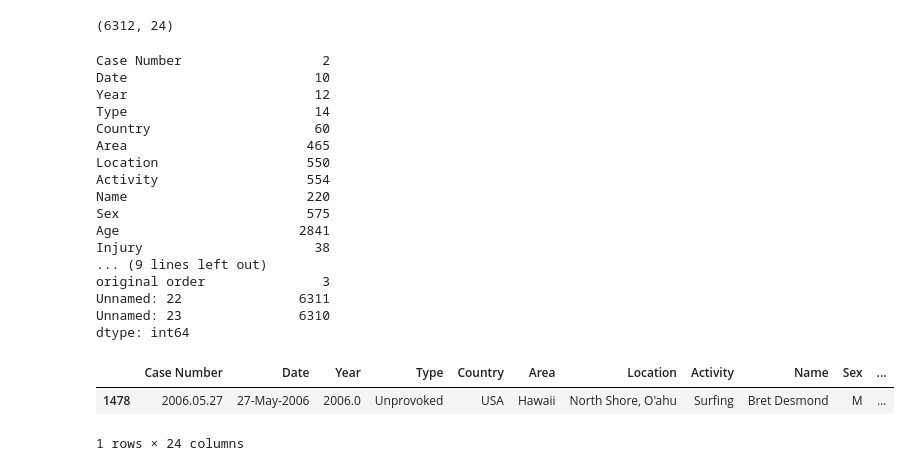
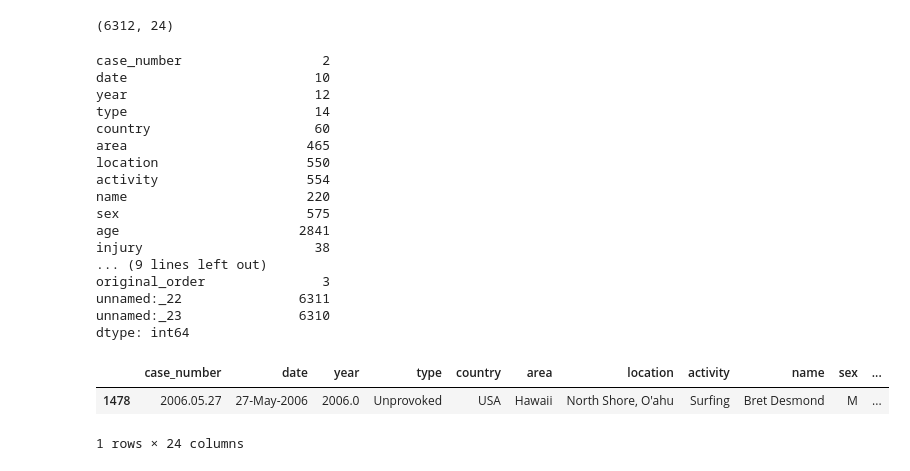
Before and after one commit to pgarcias01/Ironhack_DAFT, a Jupyter notebook: Projects/Week2_Mini-Project_clean_df/Untitled.ipynb, the cells around one changed output. Drawn from its saved outputs; the diff is of its cells as text; code cells hidden in the pictures.

```diff
--- a/Projects/Week2_Mini-Project_clean_df/Untitled.ipynb
+++ b/Projects/Week2_Mini-Project_clean_df/Untitled.ipynb
@@ -23,0 +27,7 @@ df_backup = df.copy()
+# %%
+columns_name = df.columns
+# make remove spaces before and after and put all in lower case
+columns_name = [item.strip().lower() for item in columns_name]
+# replace spaces for underline
+columns_name = [item.replace(' ', '_') for item in columns_name]
+df.columns = columns_name
@@ -41,28 +53,28 @@ df.shape
 #Count missing values in Columns
 df.isnull().sum()
 # %% [output]
-Case Number                  2
-Date                        10
-Year                        12
-Type                        14
-Country                     60
-Area                       465
-Location                   550
-Activity                   554
-Name                       220
-Sex                        575
-Age                       2841
-Injury                      38
+case_number                  2
+date                        10
+year                        12
+type                        14
+country                     60
+area                       465
+location                   550
+activity                   554
+name                       220
+sex                        575
+age                       2841
+injury                      38
 ... (9 lines left out)
-original order               3
-Unnamed: 22               6311
-Unnamed: 23               6310
+original_order               3
+unnamed:_22               6311
+unnamed:_23               6310
 dtype: int64
 # %%
 #look for row's not in column's Unnamed: 22
-df.loc[~df['Unnamed: 22'].isnull(), :]
+df.loc[~df['unnamed:_22'].isnull(), :]
 # %% [output]
-|  | Case Number | Date | Year | Type | Country | Area | Location | Activity | Name | Sex | ... |
+|  | case_number | date | year | type | country | area | location | activity | name | sex | ... |
 | 1478 | 2006.05.27 | 27-May-2006 | 2006.0 | Unprovoked | USA | Hawaii | North Shore, O'ahu | Surfing | Bret Desmond | M | ... |
 1 rows × 24 columns
 # %%
```
Also changed, not shown: parts of 17 cells of this notebook.
